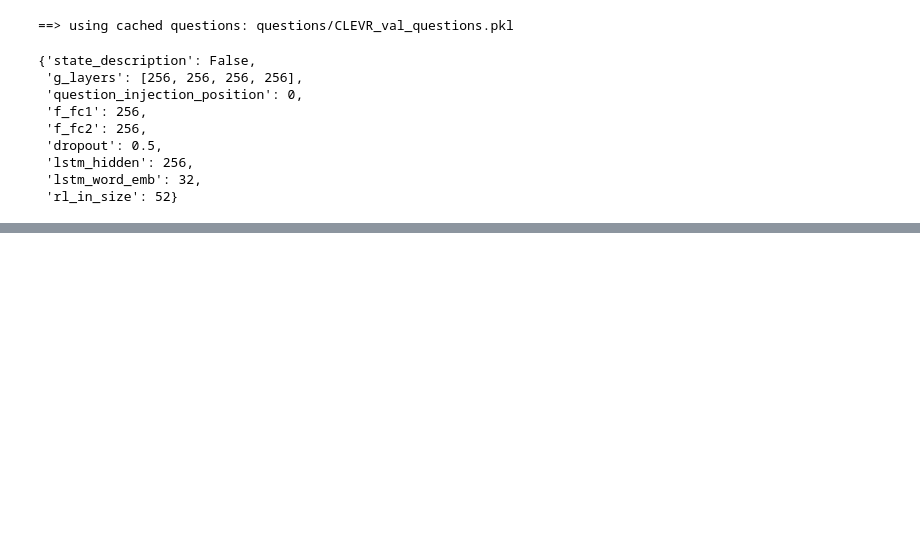
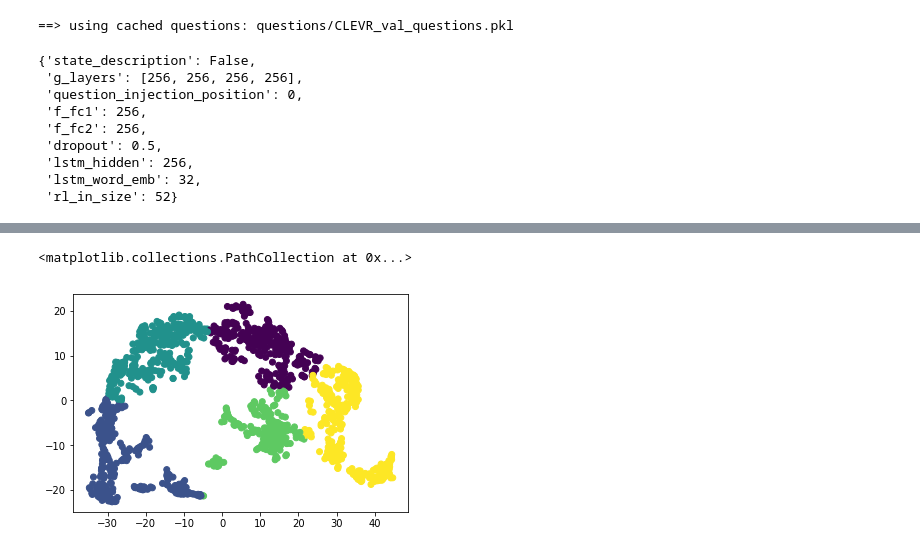
Before and after one commit to fcorencoret/dynamic-rn, a Jupyter notebook: visualizaciones.ipynb, the cells around one changed output, grey strips where cells are left out. Drawn from its saved outputs; the diff is of its cells as text; code cells hidden in the pictures; blank space fills up the shorter version.

```diff
--- a/visualizaciones.ipynb
+++ b/visualizaciones.ipynb
@@ -188,0 +257,2 @@ fig.savefig(f'images/{model_folder}/agg_activation_sparsity.jpg', dpi=200)
+# %%
+x_embedded = TSNE(n_components=2, perplexity=50).fit_transform(masks['mha_fc1'])
@@ -188,0 +265,6 @@ fig.savefig(f'images/{model_folder}/agg_activation_sparsity.jpg', dpi=200)
+# %%
+# x_embedded = TSNE(n_components=2, perplexity=50).fit_transform(masks['mha_fc3'])
+plt.scatter(x_embedded[:, 0], x_embedded[:, 1], c=clusters)
+# %% [output]
+<matplotlib.collections.PathCollection at 0x...>
+[figure, added]
```
Also changed, not shown: parts of 33 cells of this notebook.
